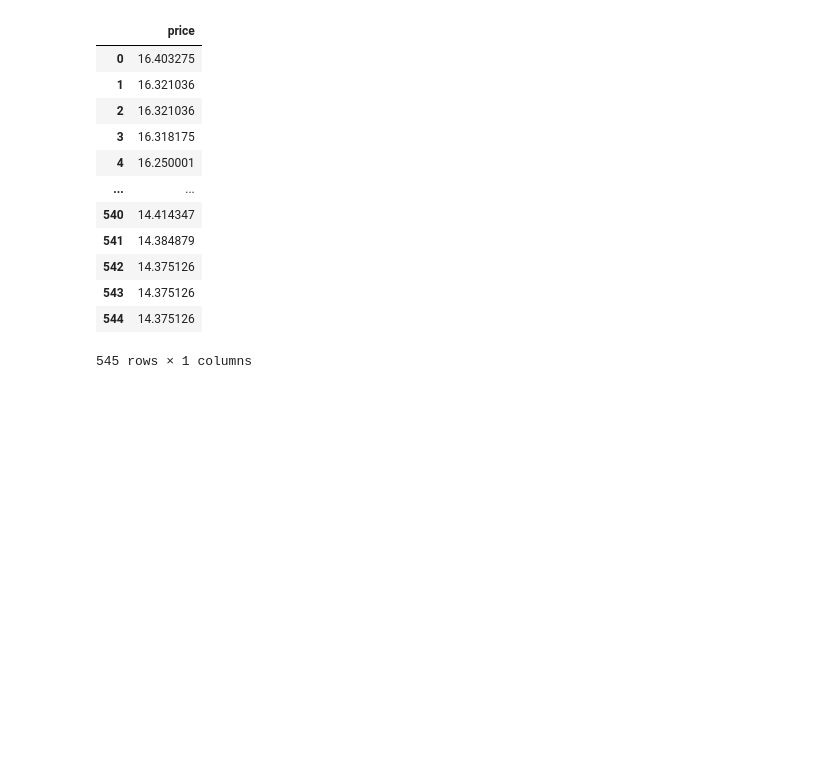
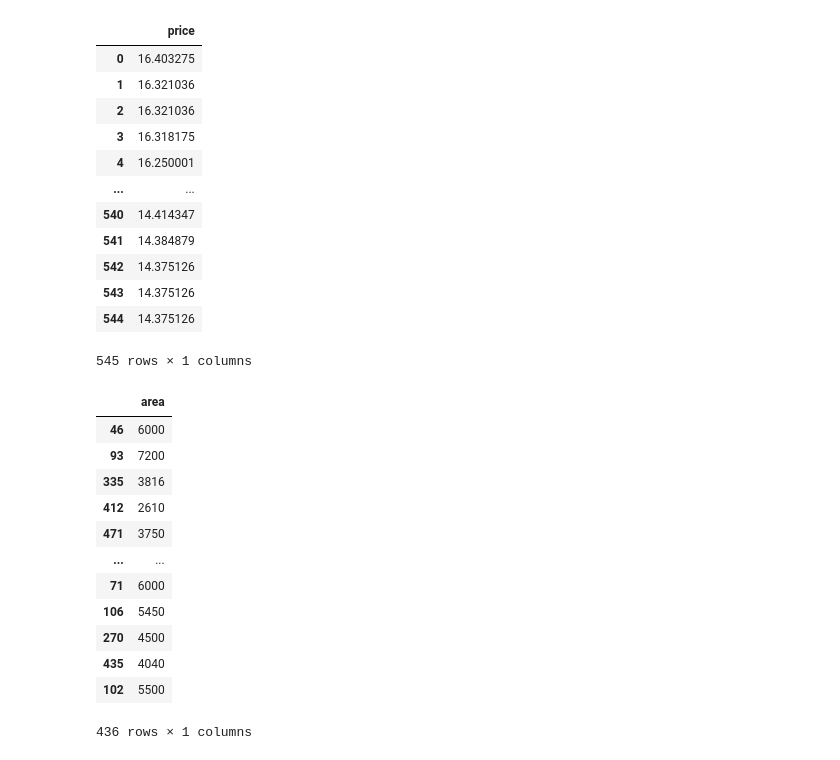
Before and after one commit to Hr15h1/AI_semII, a Jupyter notebook: house price prediction.ipynb, the cells around one changed output. Cells and saved outputs as stored; diff of their text form; code cells hidden in the pictures; blank space fills up the shorter version.

```diff
--- a/house price prediction.ipynb
+++ b/house price prediction.ipynb
@@ -264,0 +263,18 @@ X_train,
+# %%
+X_Train, X_Test, Y_Train, Y_Test = train_test_split(area, log_prices, train_size=0.8, test_size=0.2,random_state=42)
+# %%
+X_Train
+# %% [output]
+|  | area |
+| 46 | 6000 |
+| 93 | 7200 |
+| 335 | 3816 |
+| 412 | 2610 |
+| 471 | 3750 |
+| ... | ... |
+| 71 | 6000 |
+| 106 | 5450 |
+| 270 | 4500 |
+| 435 | 4040 |
+| 102 | 5500 |
+436 rows × 1 columns
```
Also changed, not shown: parts of 8 cells of this notebook, 1 other file.
